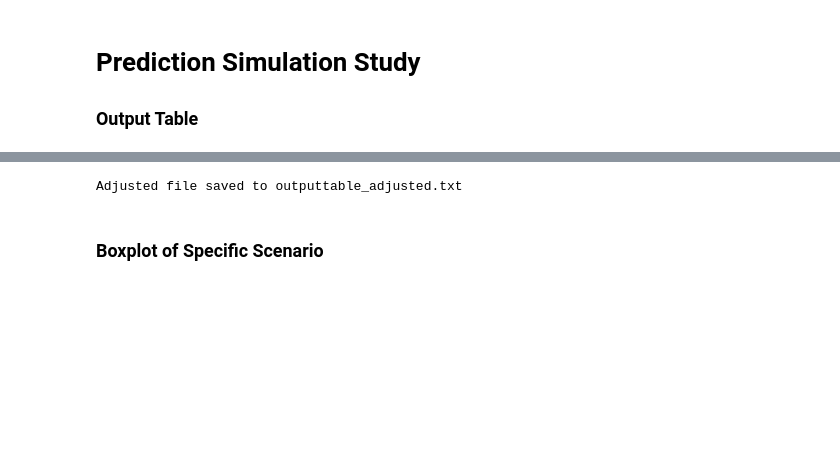
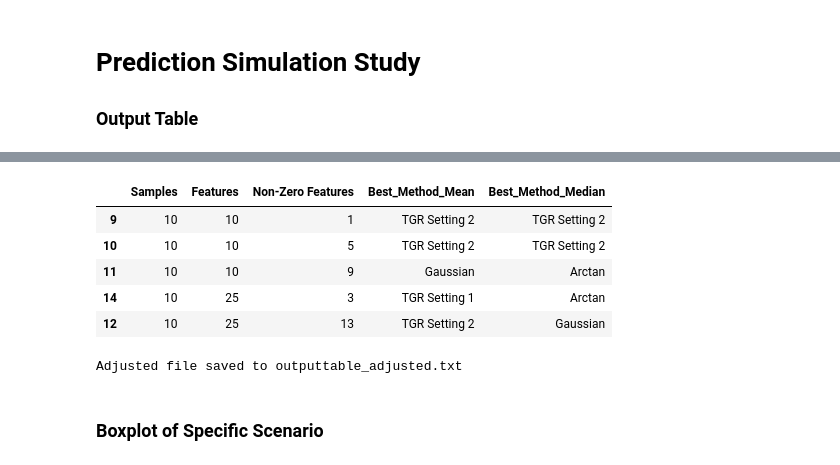
Before and after one commit to therealLucasPaul/MScThesis_Econ, a Jupyter notebook: 02_simulation/simulation_plots.ipynb, the cells around one changed output, grey strips where cells are left out. Drawn from its saved outputs; the diff is of its cells as text; code cells hidden in the pictures; blank space fills up the shorter version.

```diff
--- a/02_simulation/simulation_plots.ipynb
+++ b/02_simulation/simulation_plots.ipynb
@@ -75,43 +75 @@ final_df.head()
 5 rows × 24 columns
-# %%
-# Placeholder paths for the original and Gaussian data folders
-original_folder_path = 'Simulation_20240815_131202_Final'
-gaussian_folder_path = 'Simulation_20240822_Gaussian'
-
-# Load the original final_df (assumed to be in the environment)
-# You can replace this with code to load the existing final_df DataFrame if not in the environment
-
-# Iterate through each file in the Gaussian folder to replace the Gaussian data in final_df
-for file_name in os.listdir(gaussian_folder_path):
-    if file_name.endswith('.xlsx'):
-        # Extract scenario parameters from the file name
-        scenario = tuple(map(int, file_name.replace('.xlsx', '').split('_')))
-
-        # Load the Gaussian Excel file
-        gaussian_file_path = os.path.join(gaussian_folder_path, file_name)
-        gaussian_df = pd.read_excel(gaussian_file_path)
-
-        # Extract only the Gaussian rows
-        gaussian_data = gaussian_df[gaussian_df['Name'] == 'Gaussian']
-
-        # Load the corresponding original Excel file
-        original_file_path = os.path.join(original_folder_path, file_name)
-        original_df = pd.read_excel(original_file_path)
-
-        # Remove the old Gaussian data from the original dataframe
-        original_df = original_df[original_df['Name'] != 'Gaussian']
-
-        # Append the correct Gaussian data
-        updated_df = pd.concat([original_df, gaussian_data])
-
-        # Replace the original scenario data in the final_df with the updated data
-        stats = updated_df.groupby('Name')['Loss'].agg(['mean', 'median', 'std']).reset_index()
-        stats = stats.set_index('Name').unstack().to_frame().T
-        stats.columns = [f"{method} {stat}" for method, stat in stats.columns]
-        stats.index = pd.MultiIndex.from_tuples([scenario], names=['Samples', 'Features', 'Non-Zero Features'])
-
-        # Update the relevant row in final_df
-        final_df.update(stats)
-
-# Save or display the updated final_df
-final_df.head()
@@ -157,25 +107,33 @@ merged_df.head()
 # %%
 # Extract columns related to mean and median
 mean_cols = [col for col in final_df.columns if 'mean' in col]
 median_cols = [col for col in final_df.columns if 'median' in col]
 
 # Determine the best method based on mean (smallest mean loss) and remove "mean_" prefix
 best_mean_methods = final_df[mean_cols].idxmin(axis=1).str.replace('mean ', '')
 
 # Determine the best method based on median (smallest median loss) and remove "median_" prefix
 best_median_methods = final_df[median_cols].idxmin(axis=1).str.replace('median ', '')
 
 # Create a new DataFrame to store the scenario values and the best methods
 best_methods_df = final_df.index.to_frame(index=False)  # Get the scenario values from the MultiIndex
 best_methods_df['Best_Method_Mean'] = best_mean_methods.values
 best_methods_df['Best_Method_Median'] = best_median_methods.values
 
 # Display the new DataFrame
+best_methods_df = best_methods_df.sort_values(by=['Samples', 'Features', 'Non-Zero Features'], ascending=[True, True, True])
 best_methods_df.head()
 
 latex_table_best_methods = best_methods_df.to_latex(index=False)
 with open('latex_best_methods.tex', 'w') as file:
     file.write(latex_table_best_methods)
+# %% [output]
+|  | Samples | Features | Non-Zero Features | Best_Method_Mean | Best_Method_Median |
+| 9 | 10 | 10 | 1 | TGR Setting 2 | TGR Setting 2 |
+| 10 | 10 | 10 | 5 | TGR Setting 2 | TGR Setting 2 |
+| 11 | 10 | 10 | 9 | Gaussian | Arctan |
+| 14 | 10 | 25 | 3 | TGR Setting 1 | Arctan |
+| 12 | 10 | 25 | 13 | TGR Setting 2 | Gaussian |
 # %%
 # Get Table to LATEX
 #df = pd.read_excel('summary_statistics.xlsx', sheet_name='Final')
```
Also changed, not shown: parts of 7 cells of this notebook, 27 other files.
